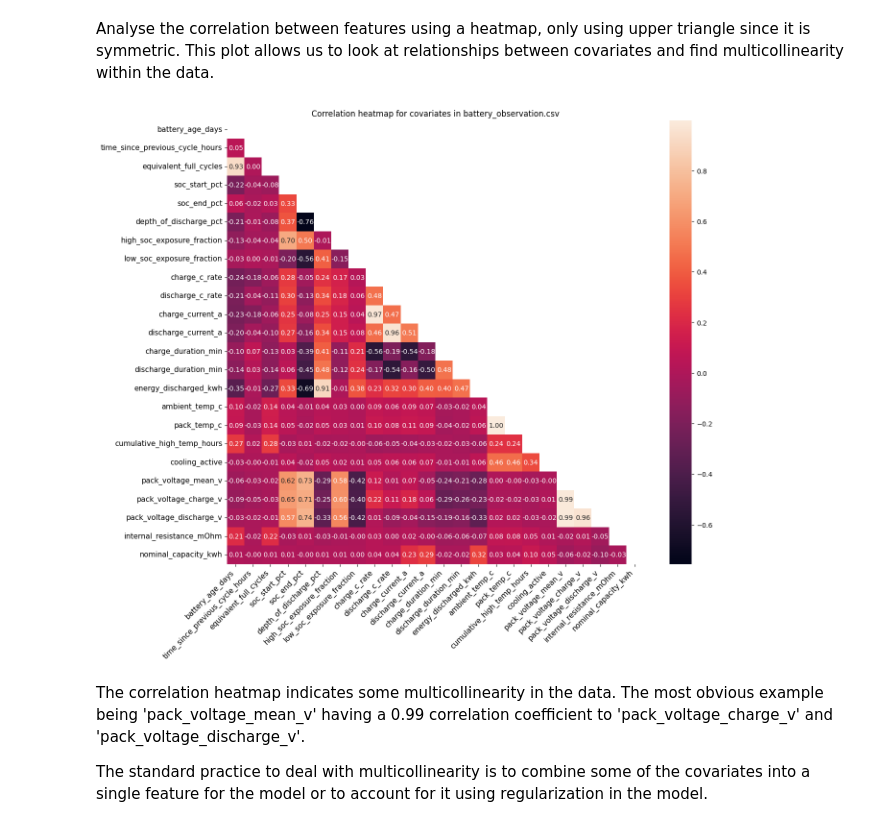
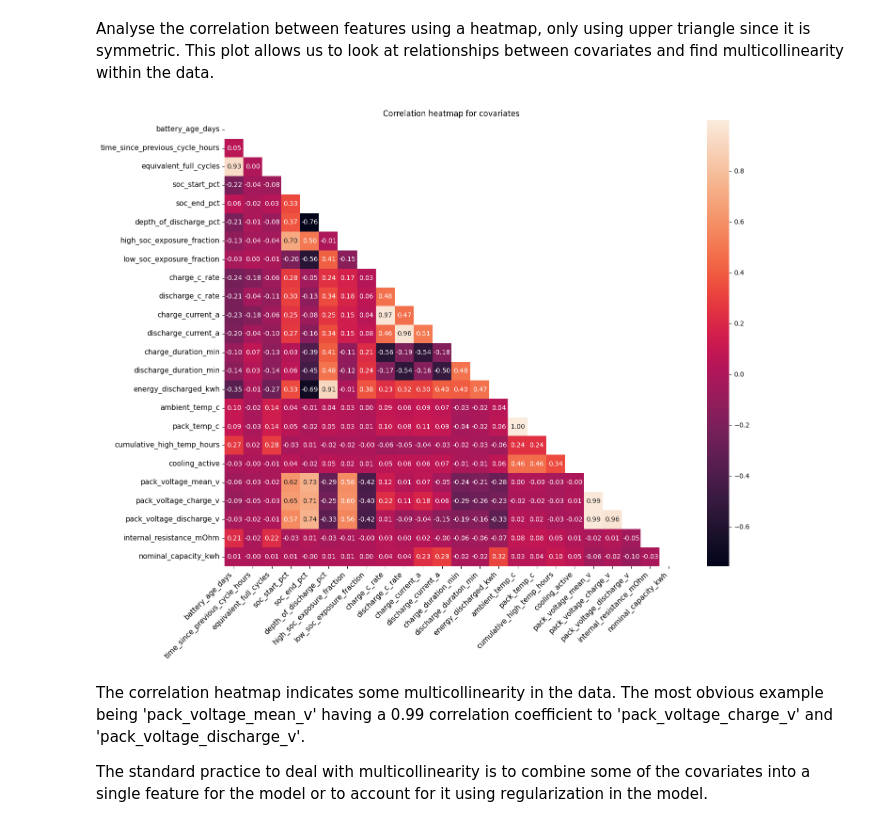
Before and after one commit to leolin25/predicting_battery_useful_life, a Jupyter notebook: cs342-coursework.ipynb, the cells around one changed output. Cells and saved outputs as stored; diff of their text form; code cells hidden in the pictures.

Commit message:
fixed plot image

```diff
--- a/cs342-coursework.ipynb
+++ b/cs342-coursework.ipynb
@@ -39,18 +39,19 @@ Analyse the correlation between features using a heatmap, only using upper trian
 # %%
 # analyse the correlation between features
 correlation_matrix = battery_data.drop(columns=['battery_id', 'timestamp', 'cycle_index']).select_dtypes('number').corr()
 upper_triangle_mask = np.triu(np.ones_like(correlation_matrix, dtype='bool'))
 
 # plot the corr map
-plt.figure(figsize=(14,12))
+plt.figure(figsize=(15,12))
 sns.heatmap(correlation_matrix, mask=upper_triangle_mask, annot=True, fmt='.2f') # plot upper triangle correlation heatmap
 plt.xticks(rotation=45, ha='right', fontsize=11) # rotate labels to make the plot smaller
 plt.yticks(fontsize=11)
-plt.title(label='Correlation heatmap for covariates in battery_observation.csv')
-plt.savefig('corr_heatmap.png')
+plt.title(label='Correlation heatmap for covariates')
+plt.tight_layout()
+plt.savefig('corr_heatmap.png', dpi=800, bbox_inches='tight')
 plt.show()
 # %% [output]
-[figure, old version]
+[figure, new version]
 # %% [markdown]
 The correlation heatmap indicates some multicollinearity in the data. The most obvious example being 'pack_voltage_mean_v' having a 0.99 correlation coefficient to 'pack_voltage_charge_v' and 'pack_voltage_discharge_v'.
 
```
Also changed, not shown: 1 other file.
